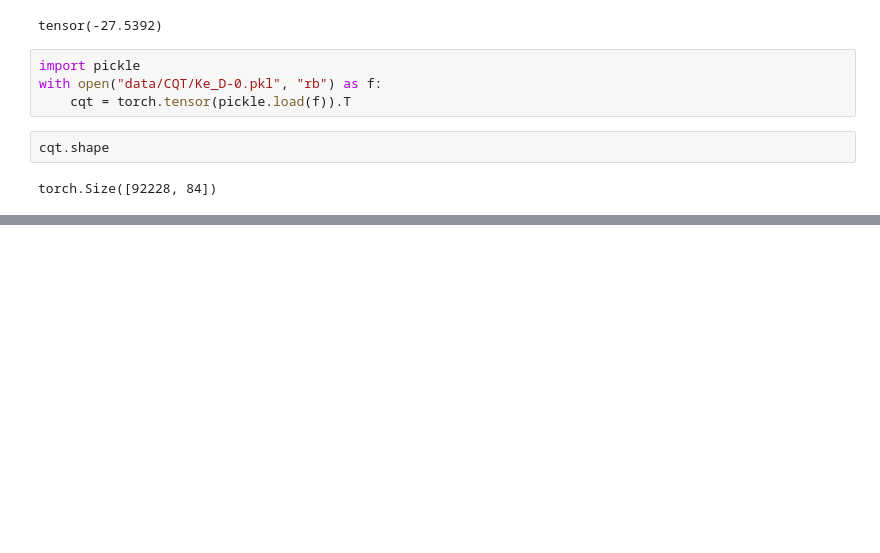
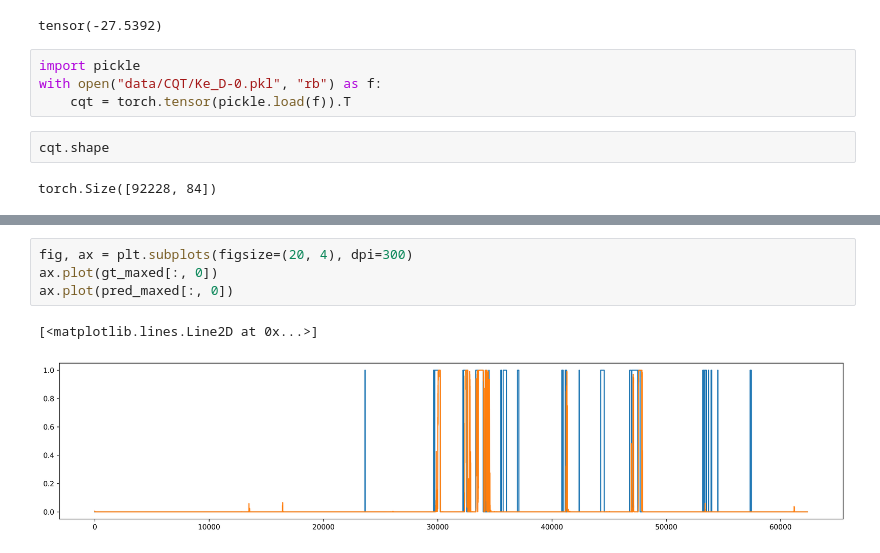
Before and after one commit to MALerLab/ring-leitmotif-detection, a Jupyter notebook: sandbox.ipynb, the cells around one changed output, grey strips where cells are left out. Drawn from its saved outputs; the diff is of its cells as text; blank space fills up the shorter version.

```diff
--- a/sandbox.ipynb
+++ b/sandbox.ipynb
@@ -558,0 +628,7 @@ torch.Size([92228, 84])
+# %%
+fig, ax = plt.subplots(figsize=(20, 4), dpi=300)
+ax.plot(gt_maxed[:, 0])
+ax.plot(pred_maxed[:, 0])
+# %% [output]
+[<matplotlib.lines.Line2D at 0x...>]
+[figure, added]
```
Also changed, not shown: parts of 12 cells of this notebook, 5 other files.
